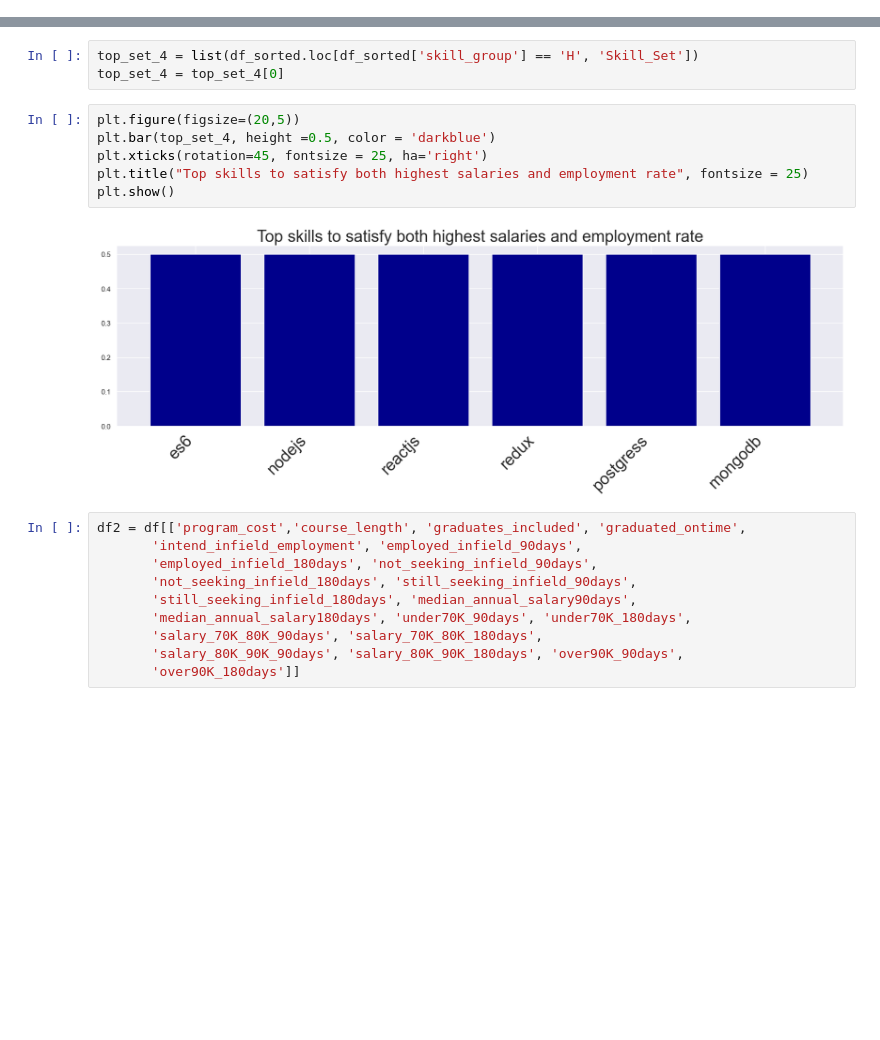
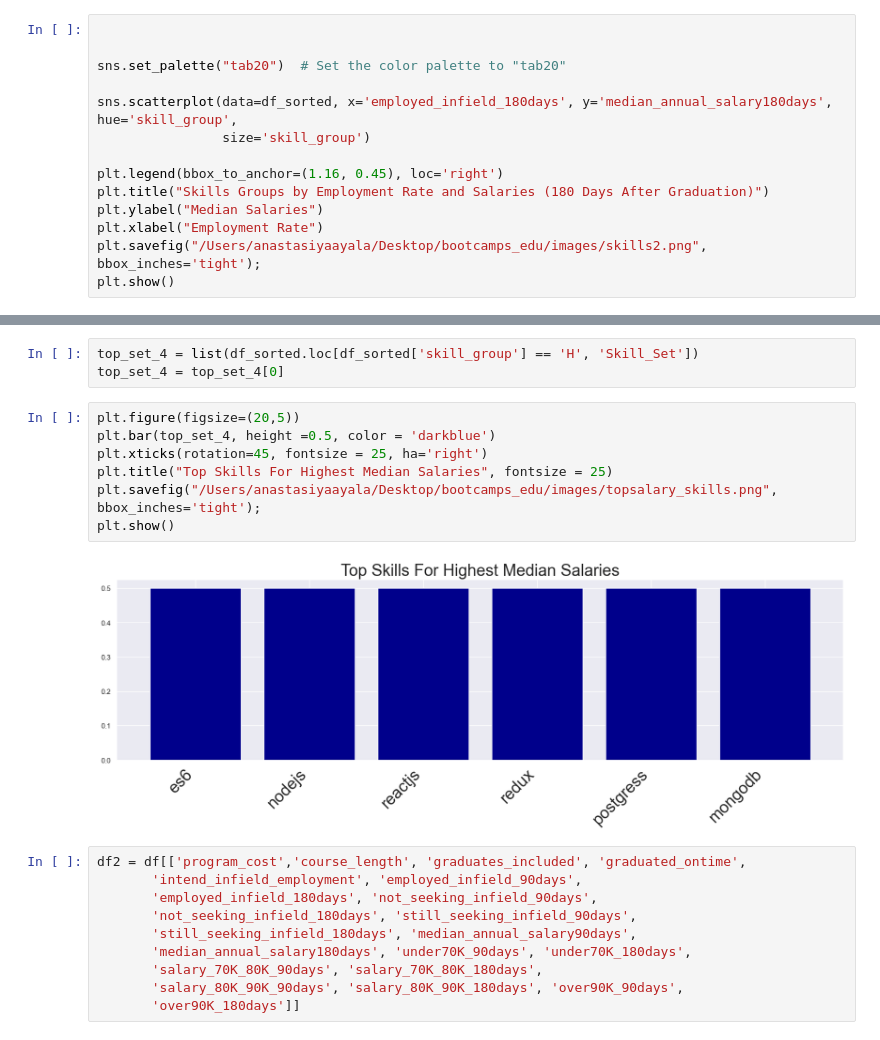
Before and after one commit to selena0391/bootcamps_edu, a Jupyter notebook: code/eda_2.ipynb, the cells around one changed output, grey strips where cells are left out. Drawn from its saved outputs; the diff is of its cells as text; blank space fills up the shorter version.

```diff
--- a/code/eda_2.ipynb
+++ b/code/eda_2.ipynb
@@ -327,0 +395,14 @@ plt.legend(bbox_to_anchor = (1.16,0.45),loc='right');
+# %%
+
+
+sns.set_palette("tab20")  # Set the color palette to "tab20"
+
+sns.scatterplot(data=df_sorted, x='employed_infield_180days', y='median_annual_salary180days', hue='skill_group',
+                size='skill_group')
+
+plt.legend(bbox_to_anchor=(1.16, 0.45), loc='right')
+plt.title("Skills Groups by Employment Rate and Salaries (180 Days After Graduation)")
+plt.ylabel("Median Salaries")
+plt.xlabel("Employment Rate")
+plt.savefig("/Users/anastasiyaayala/Desktop/bootcamps_edu/images/skills2.png", bbox_inches='tight');
+plt.show()
@@ -331,11 +414,12 @@ top_set_4 = top_set_4[0]
 # %%
 plt.figure(figsize=(20,5))
 plt.bar(top_set_4, height =0.5, color = 'darkblue')
 plt.xticks(rotation=45, fontsize = 25, ha='right')
-plt.title("Top skills to satisfy both highest salaries and employment rate", fontsize = 25)
+plt.title("Top Skills For Highest Median Salaries", fontsize = 25)
+plt.savefig("/Users/anastasiyaayala/Desktop/bootcamps_edu/images/topsalary_skills.png", bbox_inches='tight');
 plt.show()
 # %% [output]
-[figure, old version]
+[figure, new version]
 # %%
 df2 = df[['program_cost','course_length', 'graduates_included', 'graduated_ontime',
        'intend_infield_employment', 'employed_infield_90days',
```
Also changed, not shown: parts of 20 cells of this notebook, 32 other files.
